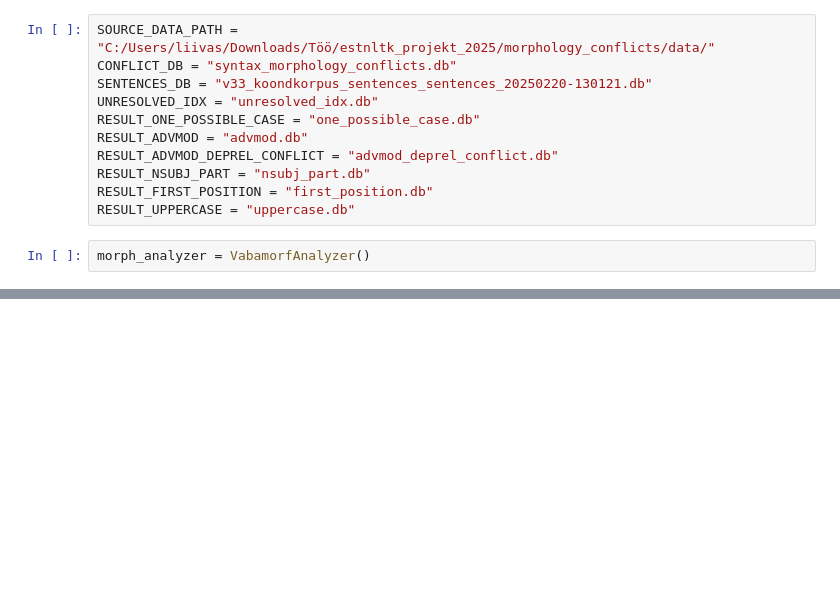
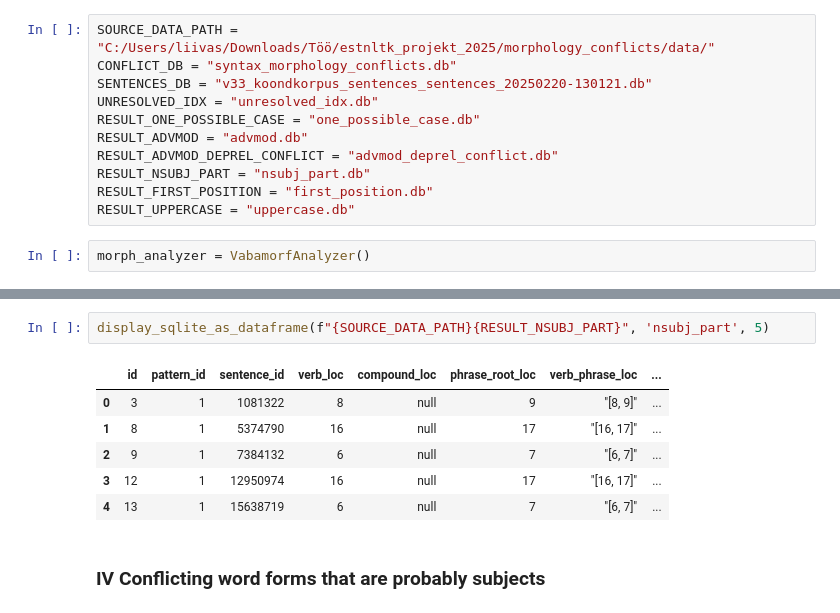
Before and after one commit to estnltk/syntax_experiments, a Jupyter notebook: workflows/004_analysis_of_known_verb_rection_patterns/005_categorizing_syntax_morphology_conflicts/konfliktid_kategooriatesse.ipynb, the cells around one changed output, grey strips where cells are left out. Saved outputs shown, nothing was run; the diff lists cells and outputs as text; blank space fills up the shorter version.

```diff
--- a/workflows/004_analysis_of_known_verb_rection_patterns/005_categorizing_syntax_morphology_conflicts/konfliktid_kategooriatesse.ipynb
+++ b/workflows/004_analysis_of_known_verb_rection_patterns/005_categorizing_syntax_morphology_conflicts/konfliktid_kategooriatesse.ipynb
@@ -447,6 +504,17 @@ cur.execute("""
 """)
 
 con.close()
+# %%
+display_sqlite_as_dataframe(f"{SOURCE_DATA_PATH}{RESULT_NSUBJ_PART}", 'nsubj_part', 5)
+# %% [output]
+|  | id | pattern_id | sentence_id | verb_loc | compound_loc | phrase_root_loc | verb_phrase_loc | ... |
+| 0 | 3 | 1 | 1081322 | 8 | null | 9 | "[8, 9]" | ... |
+| 1 | 8 | 1 | 5374790 | 16 | null | 17 | "[16, 17]" | ... |
+| 2 | 9 | 1 | 7384132 | 6 | null | 7 | "[6, 7]" | ... |
+| 3 | 12 | 1 | 12950974 | 16 | null | 17 | "[16, 17]" | ... |
+| 4 | 13 | 1 | 15638719 | 6 | null | 7 | "[6, 7]" | ... |
+# %% [markdown]
+### IV Conflicting word forms that are probably subjects
 # %%
 # Viiendaks juhud, kus juursõnaks fraasi esimene sõna, on eeldus, et valdavalt peaks see olema nsubj
 con = sqlite3.connect(f"{SOURCE_DATA_PATH}{CONFLICT_DB}")
```
Also changed, not shown: parts of 21 cells of this notebook.
